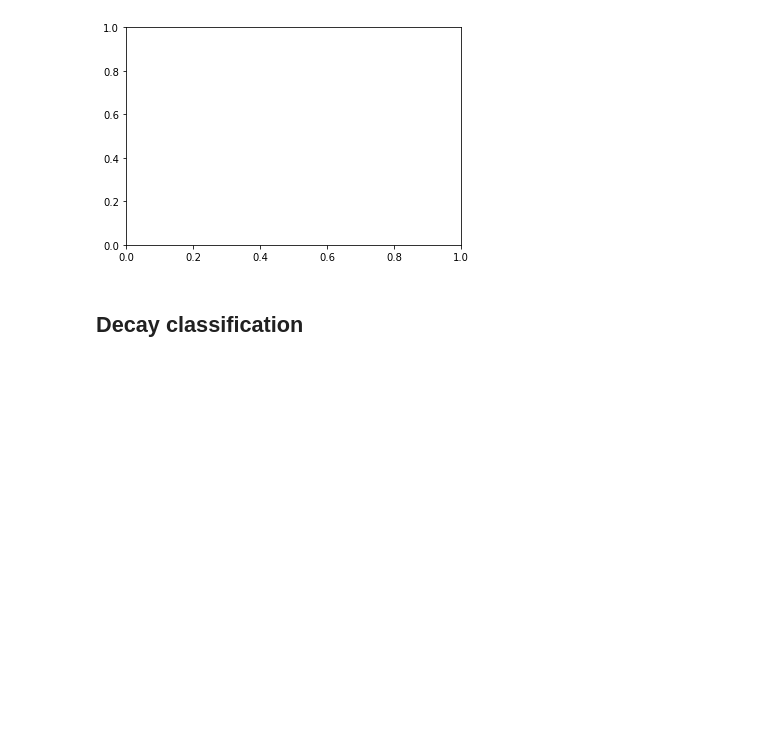
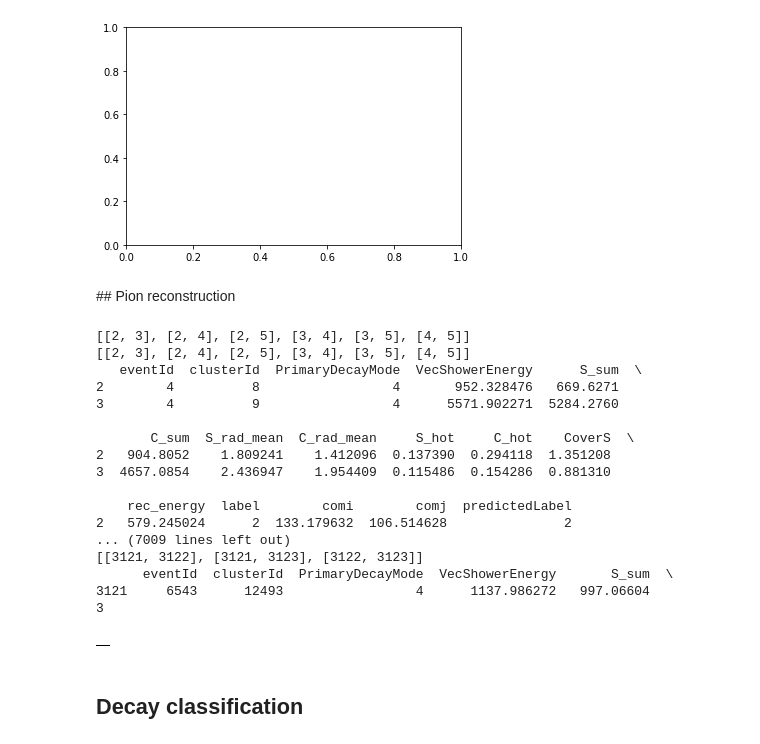
Before and after one commit to mollyhjorthjensen/DREAM, a Jupyter notebook: Analysis/machinelearning.ipynb, the cells around one changed output. Cells and saved outputs as stored; diff of their text form; code cells hidden in the pictures; blank space fills up the shorter version.

```diff
--- a/Analysis/machinelearning.ipynb
+++ b/Analysis/machinelearning.ipynb
@@ -473,6 +467,39 @@ lgb.plot_tree(bst)
 # %% [output]
 ImportError: cannot import name 'Digraph'
 [figure]
+# %% [markdown]
+## Pion reconstruction
+# %%
+import itertools
+def pionReconstruction(x):
+    x_gamma = x[x.predictedLabel == 2]
+    if x_gamma.shape[0] >= 2:  # two or more photons
+        indices = x_gamma.index.values
+        pairs = list(map(list, itertools.combinations(indices, 2)))
+        print(pairs)
+        print(x.loc[pairs[0]])
+# %%
+# df_merged2 =
+df_merged.groupby('eventId').apply(pionReconstruction)
+# %% [output]
+[[2, 3], [2, 4], [2, 5], [3, 4], [3, 5], [4, 5]]
+[[2, 3], [2, 4], [2, 5], [3, 4], [3, 5], [4, 5]]
+   eventId  clusterId  PrimaryDecayMode  VecShowerEnergy      S_sum  \
+2        4          8                 4       952.328476   669.6271
+3        4          9                 4      5571.902271  5284.2760
+
+       C_sum  S_rad_mean  C_rad_mean     S_hot     C_hot    CoverS  \
+2   904.8052    1.809241    1.412096  0.137390  0.294118  1.351208
+3  4657.0854    2.436947    1.954409  0.115486  0.154286  0.881310
+
+    rec_energy  label        comi        comj  predictedLabel
+2   579.245024      2  133.179632  106.514628               2
+... (7009 lines left out)
+[[3121, 3122], [3121, 3123], [3122, 3123]]
+      eventId  clusterId  PrimaryDecayMode  VecShowerEnergy       S_sum  \
+3121     6543      12493                 4      1137.986272   997.06604
+3
+|  |
 # %% [markdown]
 ## Decay classification
 # %%
```
Also changed, not shown: parts of 13 cells of this notebook.
